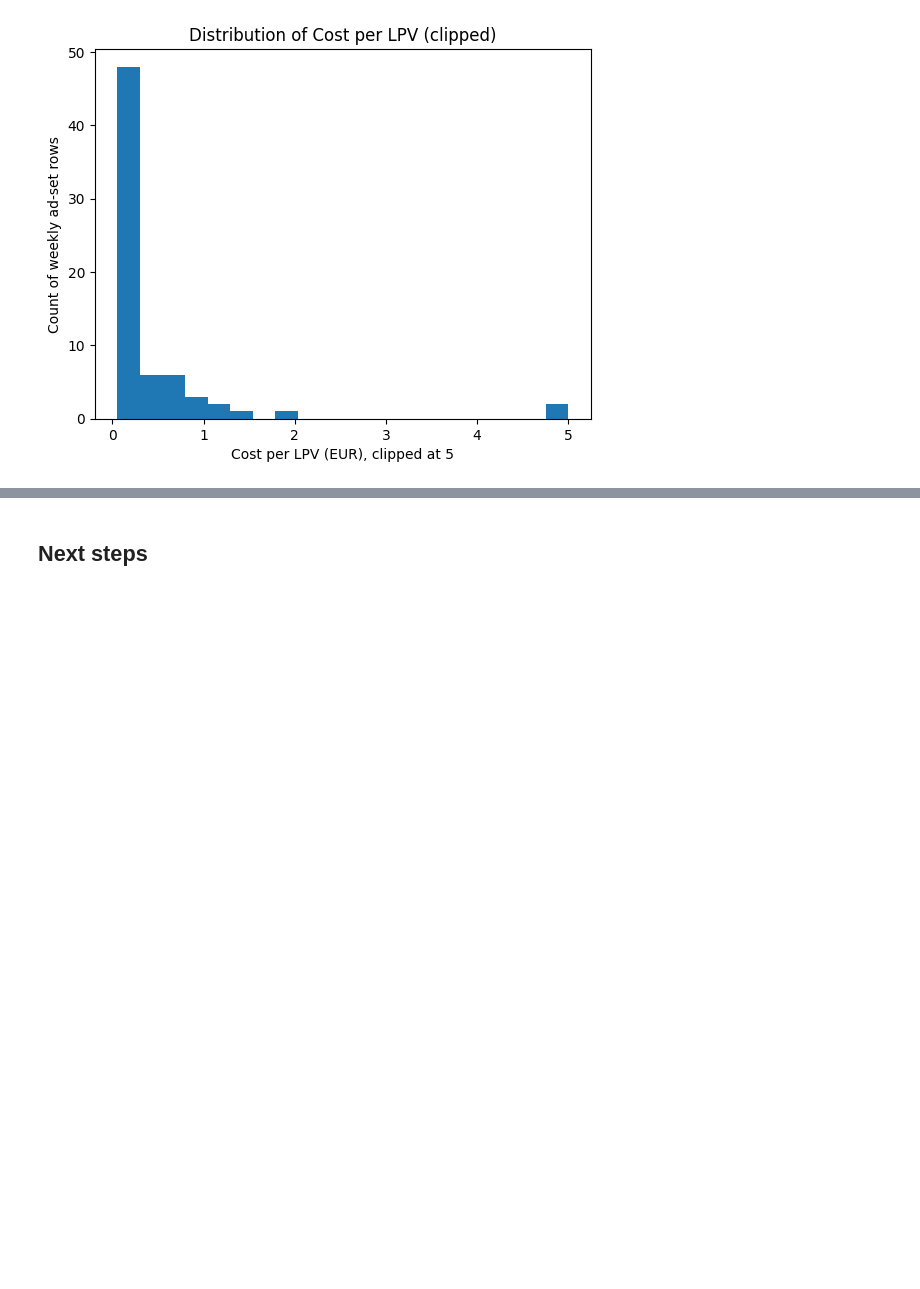
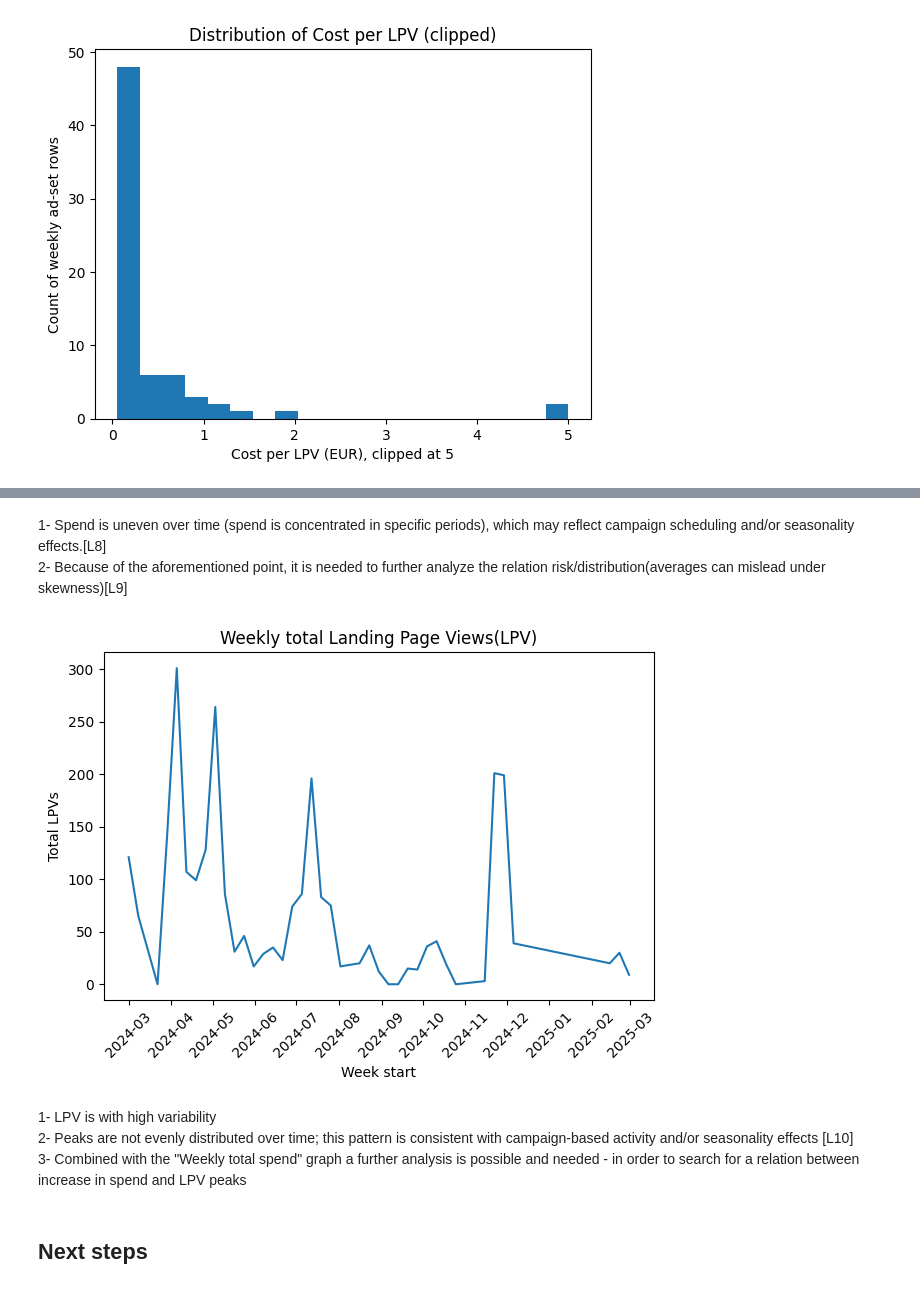
Before and after one commit to AleksM654/project, a Jupyter notebook: notebooks/digital_marketing_budget_allocation_under_uncertainty.ipynb, the cells around one changed output, grey strips where cells are left out. Cells and saved outputs as stored; diff of their text form; code cells hidden in the pictures; blank space fills up the shorter version.

```diff
--- a/notebooks/digital_marketing_budget_allocation_under_uncertainty.ipynb
+++ b/notebooks/digital_marketing_budget_allocation_under_uncertainty.ipynb
@@ -169,3 +205,29 @@ plt.show()
+# %% [markdown]
+1- Spend is uneven over time (spend is concentrated in specific periods), which may reflect campaign scheduling and/or seasonality effects.[L8]
+<br>
+2- Because of the aforementioned point, it is needed to further analyze the relation risk/distribution(averages can mislead under skewness)[L9]
+# %%
+plt.figure()
+plt.plot(weekly["week_start"], weekly["total_lpv"])
+plt.xlabel("Week start")
+plt.ylabel("Total LPVs")
+plt.title("Weekly total Landing Page Views(LPV)")
+# the same formatting rules are applied as in the graph above for better readability
+ax = plt.gca()
+ax.xaxis.set_major_locator(mdates.MonthLocator())
+ax.xaxis.set_major_formatter(mdates.DateFormatter("%Y-%m"))
+
+plt.xticks(rotation=45)
+plt.tight_layout()
+plt.show()
+# %% [output]
+[figure, added]
+# %% [markdown]
+1- LPV is with high variability
+<br>
+2- Peaks are not evenly distributed over time; this pattern is consistent with campaign-based activity and/or seasonality effects [L10]
+<br>
+3- Combined with the "Weekly total spend" graph a further analysis is possible and needed - in order to search for a relation between increase in spend and LPV peaks
 # %% [markdown]
 ## Next steps
 # %% [markdown]
```
Also changed, not shown: parts of 5 cells of this notebook.
